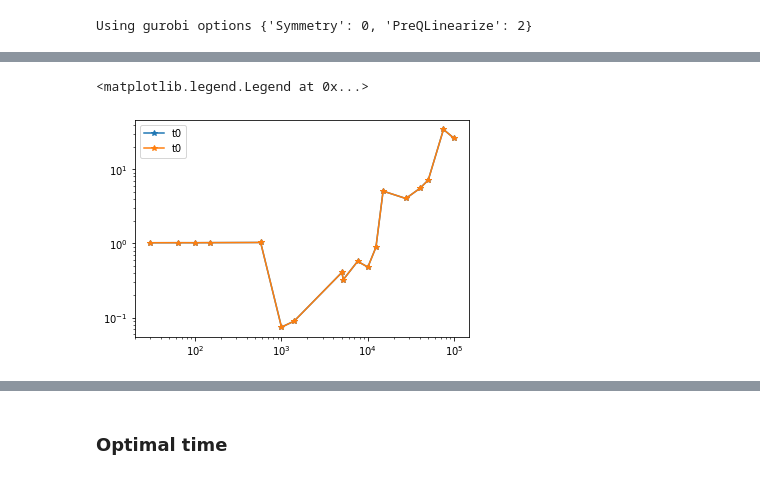
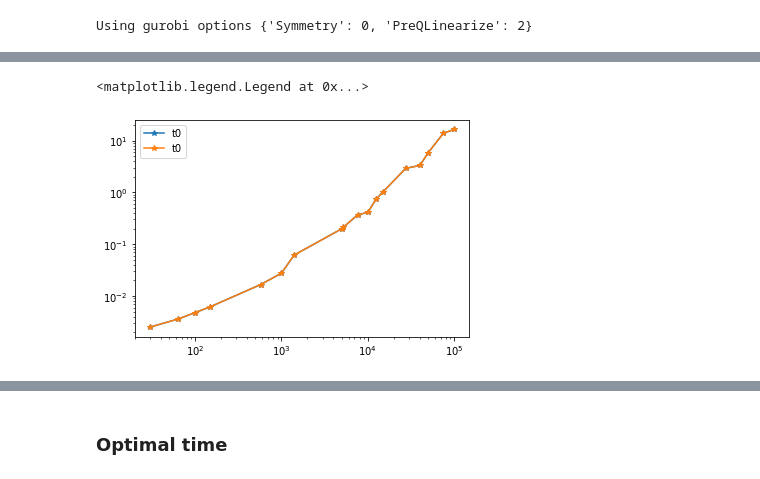
Before and after one commit to danlkv/quantum-classical-time-maxcut, a Jupyter notebook: data/generators/generate_classical_times.ipynb, the cells around one changed output, grey strips where cells are left out. Saved outputs shown, nothing was run; the diff lists cells and outputs as text; code cells hidden in the pictures.

```diff
--- a/data/generators/generate_classical_times.ipynb
+++ b/data/generators/generate_classical_times.ipynb
@@ -293,22 +296,21 @@ plt.legend()
 # %%
 # check data t0
 seed = 1
 def get_t0(x):
     mh = to_mh(x)
-    return mh.miplog[4][0]
     for t, b, c in mh.miplog:
         if c>0:
             return t
 
 line = [get_t0(x) for x in gurobi_bytes[:, seed]]
 plt.plot(match_ext, line, '*-', label='t0')
 plt.loglog()
 plt.plot(match_ext, line, '*-', label='t0')
 
 plt.legend()
 # %% [output]
 <matplotlib.legend.Legend at 0x...>
-[figure, old version]
+[figure, new version]
 # %%
 def get_t0_cf(x):
     mh = to_mh(x)
```
Also changed, not shown: parts of 8 cells of this notebook, 1 other file.
